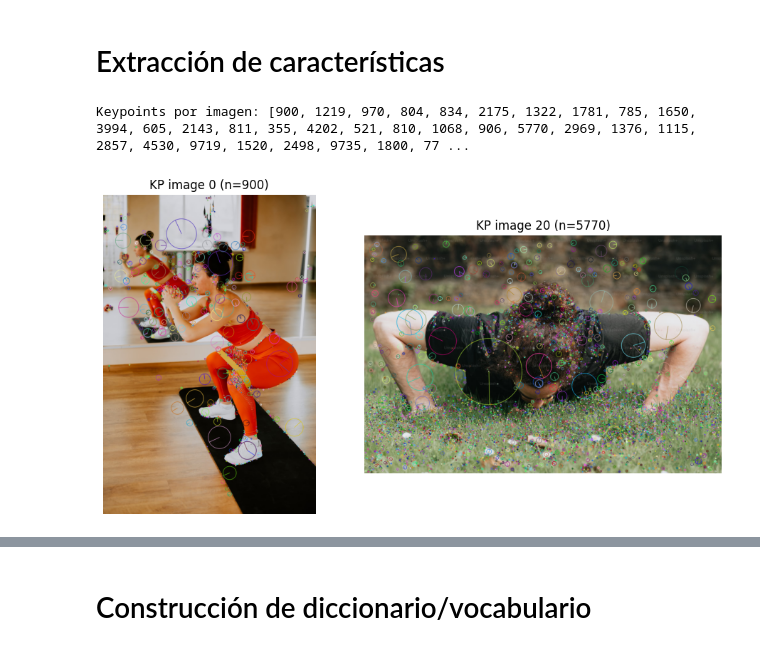
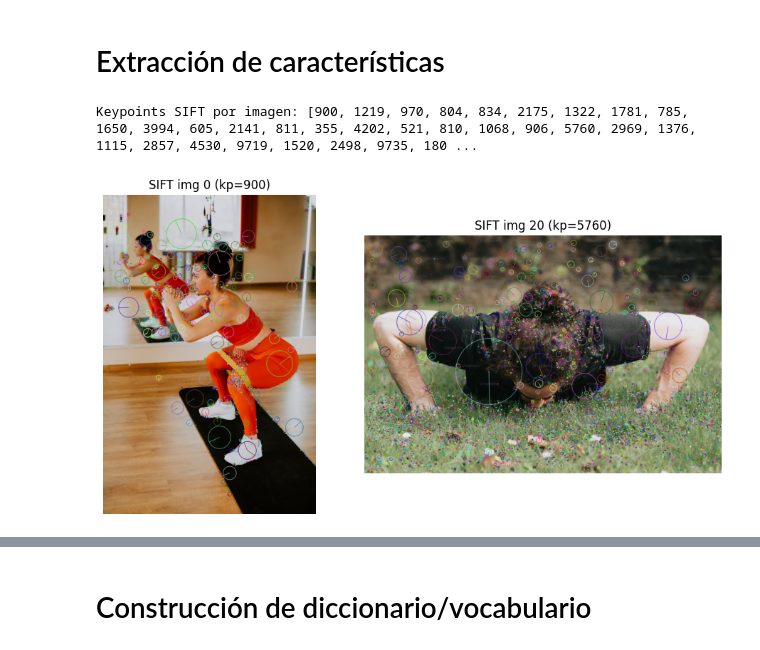
Before and after one commit to julicapa15/Laboratorio1_VisionComputacional, a Jupyter notebook: LABORATORIO_1_VISION_COMPUTACIONAL.ipynb, the cells around one changed output, grey strips where cells are left out. Cells and saved outputs as stored; diff of their text form; code cells hidden in the pictures.

```diff
--- a/LABORATORIO_1_VISION_COMPUTACIONAL.ipynb
+++ b/LABORATORIO_1_VISION_COMPUTACIONAL.ipynb
@@ -94,36 +96,38 @@ Total imágenes: 40
 # %%
 sift = cv2.SIFT_create()
 
 images_gray = []
-all_desc_list = []   # Descriptores
+sift_desc_list = []
 n_keypoints = []
 
 for img_rgb in images_rgb:
     gray = cv2.cvtColor(img_rgb, cv2.COLOR_RGB2GRAY)
     images_gray.append(gray)
-    keypoints, descriptors = sift.detectAndCompute(gray, None) # Detecta puntos y calcula descriptores (SIFT = 128D por keypoint)
+    keypoints, descriptors = sift.detectAndCompute(gray, None)
 
     if descriptors is None:
         descriptors = np.zeros((0, 128), dtype=np.float32)
 
-    all_desc_list.append(descriptors)
+    sift_desc_list.append(descriptors.astype(np.float32))
     n_keypoints.append(len(keypoints))
 
-print("Keypoints por imagen:", n_keypoints)
+print("Keypoints SIFT por imagen:", n_keypoints)
 
-
-plt.figure(figsize=(10,5)) # Dónde aparece SIFT
-for i, idx in enumerate([0, len(images_rgb)//2]):
-
-    img_kp = cv2.drawKeypoints(images_rgb[idx], sift.detect(images_gray[idx], None), None,
-                               flags=cv2.DRAW_MATCHES_FLAGS_DRAW_RICH_KEYPOINTS)
-    plt.subplot(1,2,i+1)
+plt.figure(figsize=(10, 5))
+for i, idx in enumerate([0, len(images_rgb) // 2]):
+    img_kp = cv2.drawKeypoints(
+        images_rgb[idx],
+        sift.detect(images_gray[idx], None),
+        None,
+        flags=cv2.DRAW_MATCHES_FLAGS_DRAW_RICH_KEYPOINTS,
+    )
+    plt.subplot(1, 2, i + 1)
     plt.imshow(img_kp)
-    plt.title(f"KP image {idx} (n={n_keypoints[idx]})")
-    plt.axis('off')
+    plt.title(f"SIFT img {idx} (kp={n_keypoints[idx]})")
+    plt.axis("off")
 
 plt.tight_layout()
 plt.show()
 # %% [output]
-Keypoints por imagen: [900, 1219, 970, 804, 834, 2175, 1322, 1781, 785, 1650, 3994, 605, 2143, 811, 355, 4202, 521, 810, 1068, 906, 5770, 2969, 1376, 1115, 2857, 4530, 9719, 1520, 2498, 9735, 1800, 77 ...
+Keypoints SIFT por imagen: [900, 1219, 970, 804, 834, 2175, 1322, 1781, 785, 1650, 3994, 605, 2141, 811, 355, 4202, 521, 810, 1068, 906, 5760, 2969, 1376, 1115, 2857, 4530, 9719, 1520, 2498, 9735, 180 ...
-[figure, old version]
+[figure, new version]
```
Also changed, not shown: parts of 6 cells of this notebook, 2 other files.
